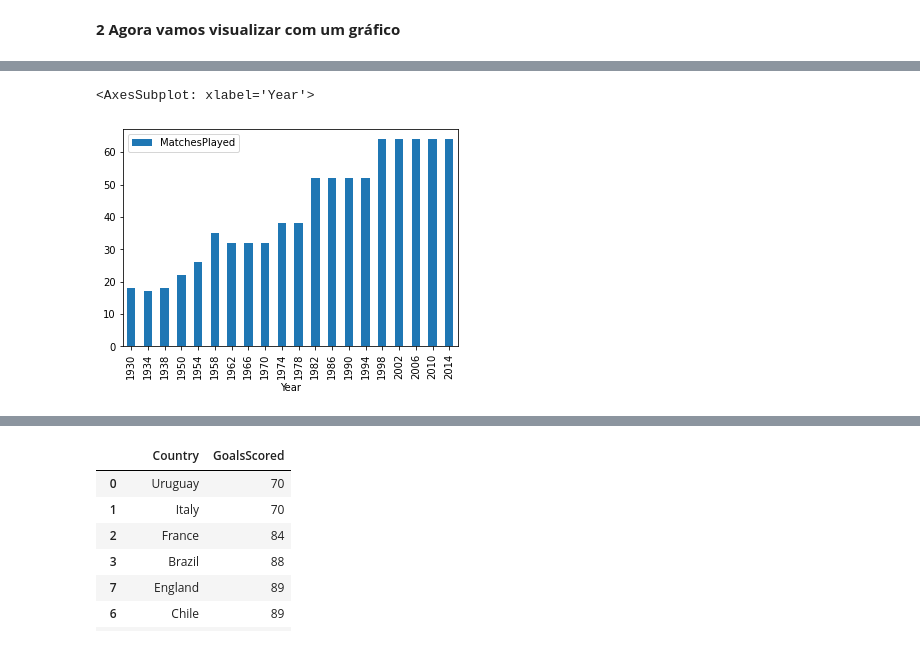
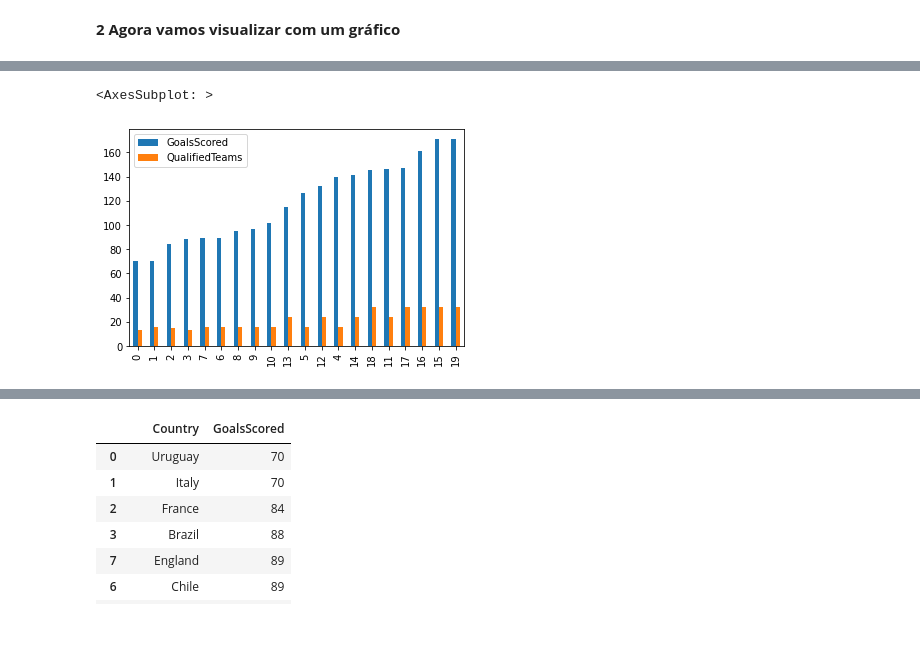
Before and after one commit to Hugox96/Analise_Copas, a Jupyter notebook: Copa.ipynb, the cells around one changed output, grey strips where cells are left out. Drawn from its saved outputs; the diff is of its cells as text; code cells hidden in the pictures.

```diff
--- a/Copa.ipynb
+++ b/Copa.ipynb
@@ -86,5 +120,5 @@ plt.show()
 # %%
-copa[["Year","MatchesPlayed"]].plot(kind="bar", x = "Year")
+copa[["GoalsScored","QualifiedTeams"]].sort_values(by=["GoalsScored"]).plot(kind="bar")
 # %% [output]
-<AxesSubplot: xlabel='Year'>
+<AxesSubplot: >
-[figure, old version]
+[figure, new version]
```
Also changed, not shown: parts of 6 cells of this notebook, 2 other files.
